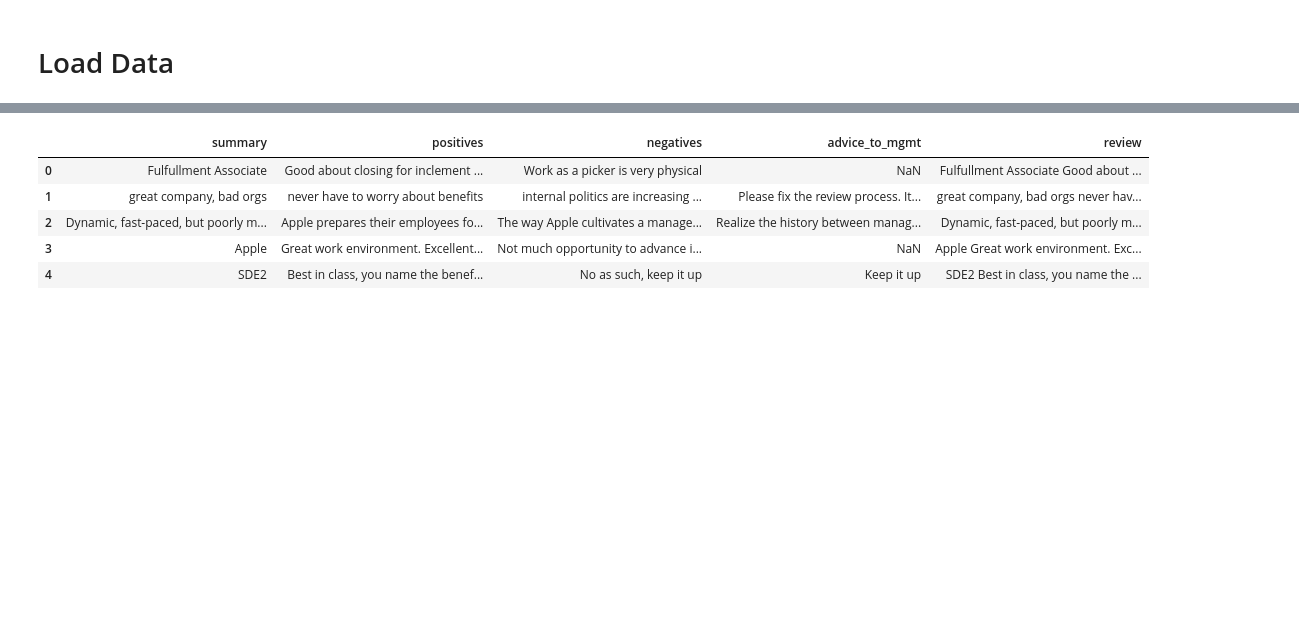
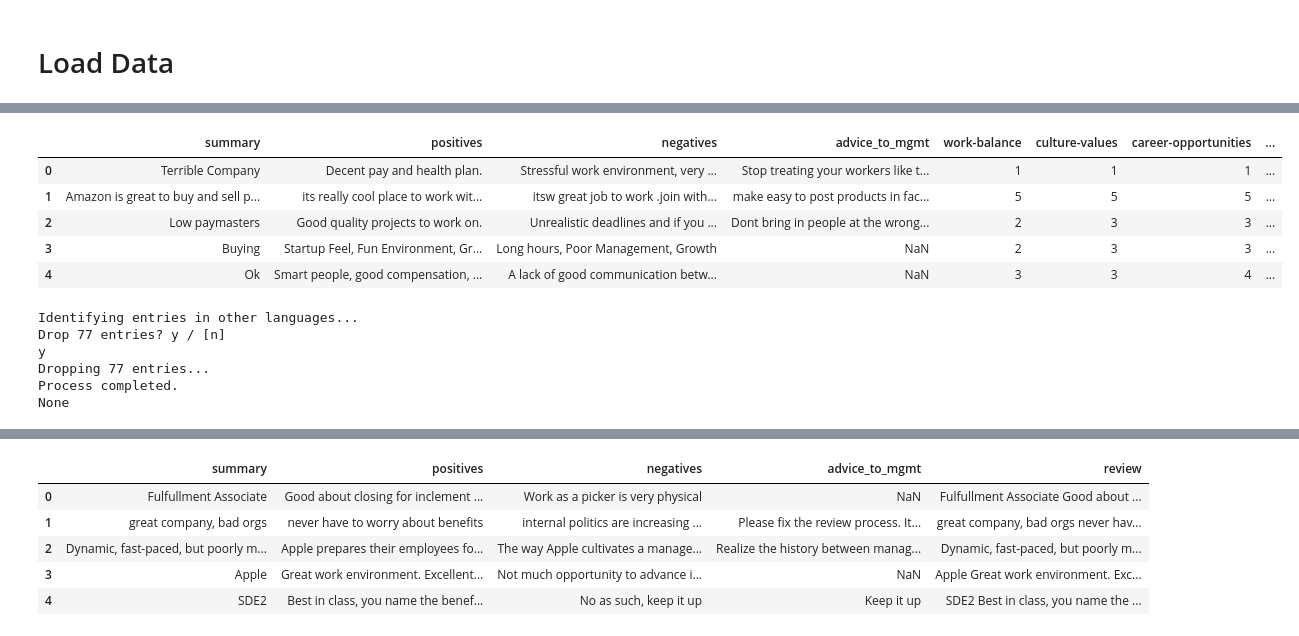
Before and after one commit to theresa-sporn/WorkforceSentimentMonitoring, a Jupyter notebook: notebooks/yunxi_2Classes.ipynb, the cells around one changed output, grey strips where cells are left out. Drawn from its saved outputs; the diff is of its cells as text; code cells hidden in the pictures; blank space fills up the shorter version.

```diff
--- a/notebooks/yunxi_2Classes.ipynb
+++ b/notebooks/yunxi_2Classes.ipynb
@@ -10,0 +63,13 @@ from WorkforceSentimentMonitoring.data import get_data, merge, holdout, get_prep
+# %%
+small_df = df.sample(n=10_000, random_state=1, replace=True)
+# %%
+small_df = small_df.reset_index(drop=True)
+# %%
+small_df.head()
+# %% [output]
+|  | summary | positives | negatives | advice_to_mgmt | work-balance | culture-values | career-opportunities | ... |
+| 0 | Terrible Company | Decent pay and health plan. | Stressful work environment, very ... | Stop treating your workers like t... | 1 | 1 | 1 | ... |
+| 1 | Amazon is great to buy and sell p... | its really cool place to work wit... | itsw great job to work .join with... | make easy to post products in fac... | 5 | 5 | 5 | ... |
+| 2 | Low paymasters | Good quality projects to work on. | Unrealistic deadlines and if you ... | Dont bring in people at the wrong... | 2 | 3 | 3 | ... |
+| 3 | Buying | Startup Feel, Fun Environment, Gr... | Long hours, Poor Management, Growth | NaN | 2 | 3 | 3 | ... |
+| 4 | Ok | Smart people, good compensation, ... | A lack of good communication betw... | NaN | 3 | 3 | 4 | ... |
@@ -11,3 +79,12 @@ from WorkforceSentimentMonitoring.data import get_data, merge, holdout, get_prep
+# %%
+small_df = drop_wrong_language(small_df, 'review', language = 'en', inplace=False)
+# %% [output]
+Identifying entries in other languages...
+Drop 77 entries? y / [n]
+y
+Dropping 77 entries...
+Process completed.
+None
 # %%
 X_train, X_test, y_train, y_test = get_prepaired_data()
 # %% [output]
```
Also changed, not shown: parts of 12 cells of this notebook, 2 other files.
